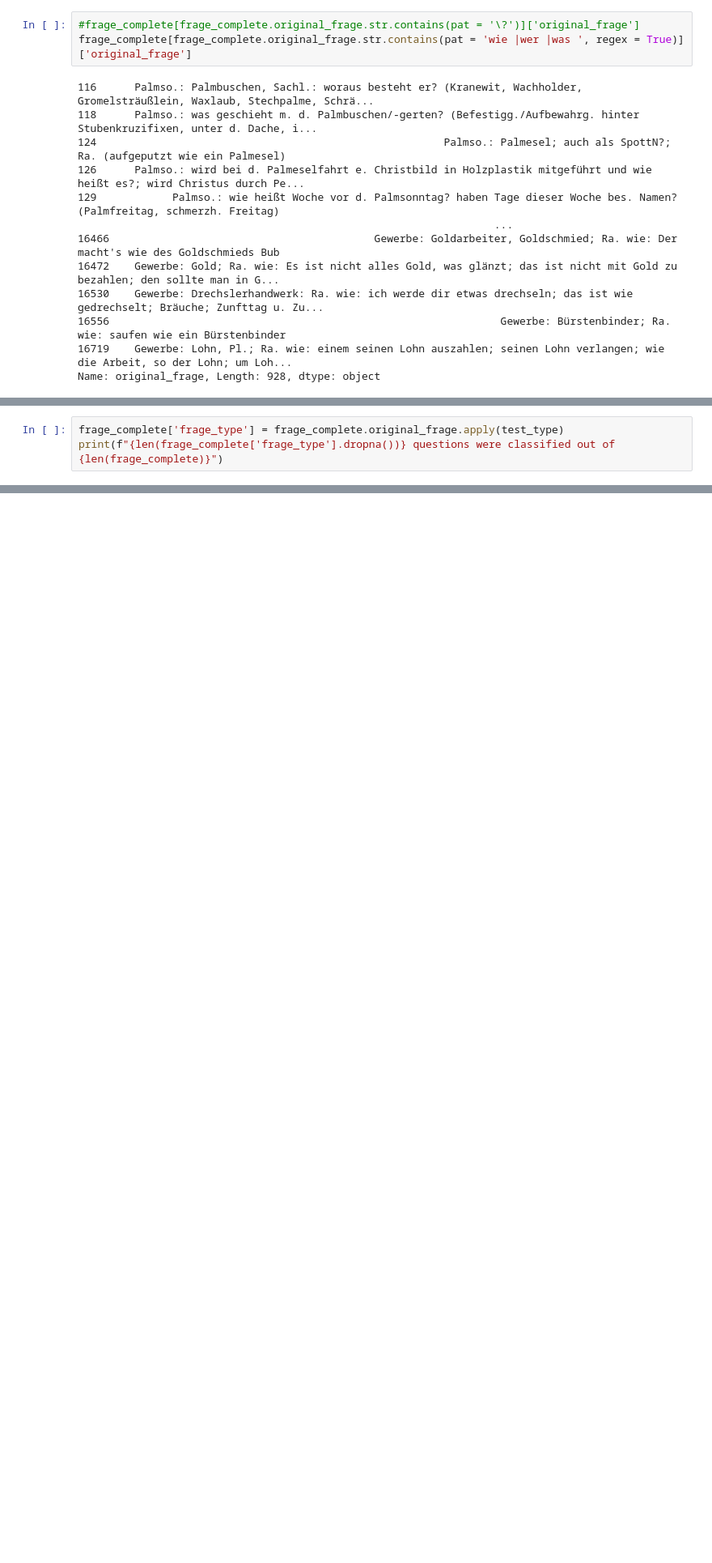
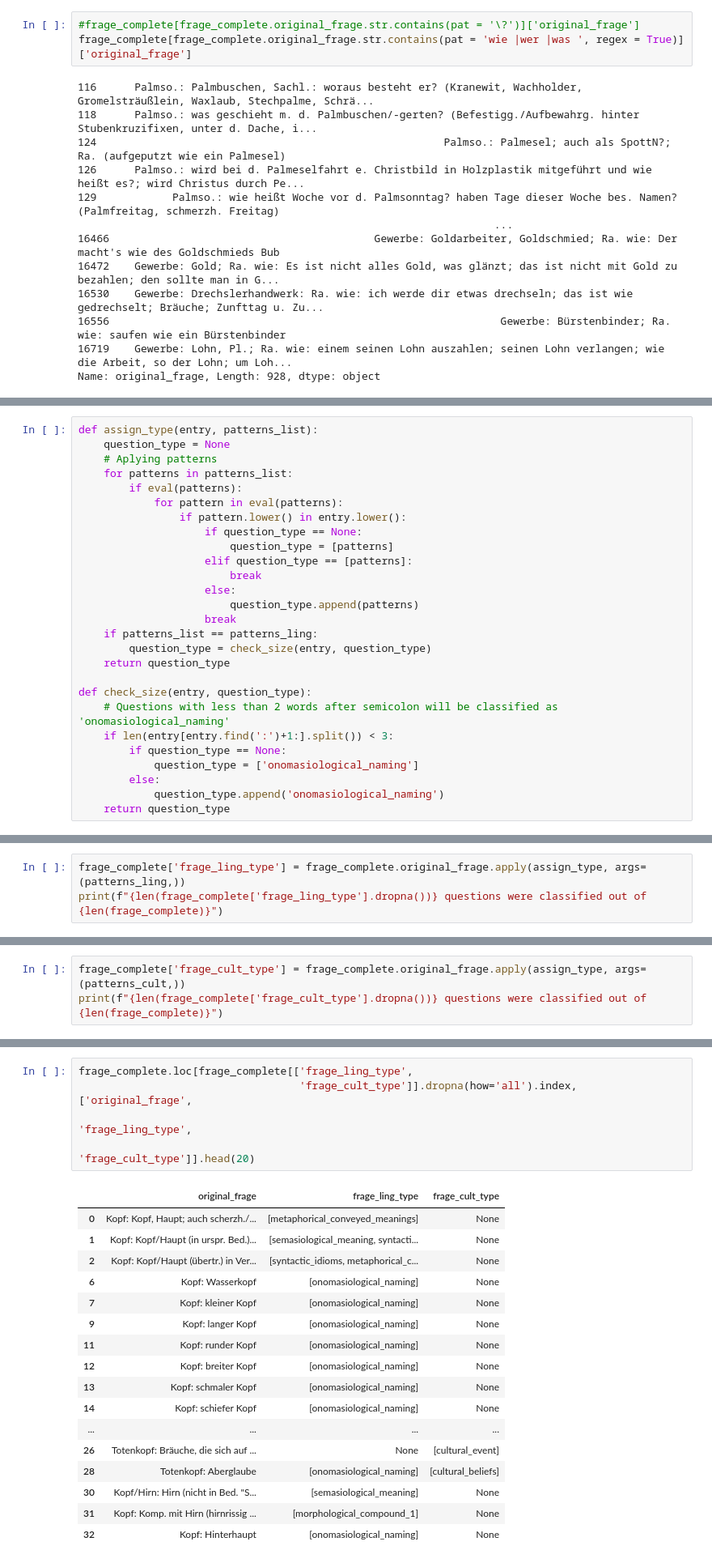
Before and after one commit to acdh-oeaw/exploreAT-Concepts, a Jupyter notebook: questions_classification.ipynb, the cells around one changed output, grey strips where cells are left out. Shown at 81% size. Cells and saved outputs as stored; diff of their text form; blank space fills up the shorter version.

Commit message:
separating cultural and linguistic classes of concepts

```diff
--- a/questions_classification.ipynb
+++ b/questions_classification.ipynb
@@ -158,3 +76,0 @@ Applying pattern:
-# %%
-frage_complete['frage_type'] = frage_complete.original_frage.apply(test_type)
-print(f"{len(frage_complete['frage_type'].dropna())} questions were classified out of {len(frage_complete)}")
@@ -271,0 +168,27 @@ frage_complete[['original_frage','frage_type']].to_pickle('./questions_class.pic
+# %%
+def assign_type(entry, patterns_list):
+    question_type = None
+    # Aplying patterns
+    for patterns in patterns_list:
+        if eval(patterns):
+            for pattern in eval(patterns):
+                if pattern.lower() in entry.lower():
+                    if question_type == None:
+                        question_type = [patterns]
+                    elif question_type == [patterns]:
+                        break
+                    else:
+                        question_type.append(patterns)
+                    break
+    if patterns_list == patterns_ling:
+        question_type = check_size(entry, question_type)
+    return question_type
+
+def check_size(entry, question_type):
+    # Questions with less than 2 words after semicolon will be classified as 'onomasiological_naming'
+    if len(entry[entry.find(':')+1:].split()) < 3:
+        if question_type == None:
+            question_type = ['onomasiological_naming']
+        else:
+            question_type.append('onomasiological_naming')
+    return question_type
@@ -271,0 +197,3 @@ frage_complete[['original_frage','frage_type']].to_pickle('./questions_class.pic
+# %%
+frage_complete['frage_ling_type'] = frage_complete.original_frage.apply(assign_type, args=(patterns_ling,))
+print(f"{len(frage_complete['frage_ling_type'].dropna())} questions were classified out of {len(frage_complete)}")
@@ -271,0 +202,3 @@ frage_complete[['original_frage','frage_type']].to_pickle('./questions_class.pic
+# %%
+frage_complete['frage_cult_type'] = frage_complete.original_frage.apply(assign_type, args=(patterns_cult,))
+print(f"{len(frage_complete['frage_cult_type'].dropna())} questions were classified out of {len(frage_complete)}")
@@ -271,0 +294,23 @@ frage_complete[['original_frage','frage_type']].to_pickle('./questions_class.pic
+# %%
+frage_complete.loc[frage_complete[['frage_ling_type',
+                                   'frage_cult_type']].dropna(how='all').index, ['original_frage',
+                                                                                 'frage_ling_type',
+                                                                                 'frage_cult_type']].head(20)
+# %% [output]
+|  | original_frage | frage_ling_type | frage_cult_type |
+| 0 | Kopf: Kopf, Haupt; auch scherzh./... | [metaphorical_conveyed_meanings] | None |
+| 1 | Kopf: Kopf/Haupt (in urspr. Bed.)... | [semasiological_meaning, syntacti... | None |
+| 2 | Kopf: Kopf/Haupt (übertr.) in Ver... | [syntactic_idioms, metaphorical_c... | None |
+| 6 | Kopf: Wasserkopf | [onomasiological_naming] | None |
+| 7 | Kopf: kleiner Kopf | [onomasiological_naming] | None |
+| 9 | Kopf: langer Kopf | [onomasiological_naming] | None |
+| 11 | Kopf: runder Kopf | [onomasiological_naming] | None |
+| 12 | Kopf: breiter Kopf | [onomasiological_naming] | None |
+| 13 | Kopf: schmaler Kopf | [onomasiological_naming] | None |
+| 14 | Kopf: schiefer Kopf | [onomasiological_naming] | None |
+| ... | ... | ... | ... |
+| 26 | Totenkopf: Bräuche, die sich auf ... | None | [cultural_event] |
+| 28 | Totenkopf: Aberglaube | [onomasiological_naming] | [cultural_beliefs] |
+| 30 | Kopf/Hirn: Hirn (nicht in Bed. "S... | [semasiological_meaning] | None |
+| 31 | Kopf: Komp. mit Hirn (hirnrissig ... | [morphological_compound_1] | None |
+| 32 | Kopf: Hinterhaupt | [onomasiological_naming] | None |
```
Also changed, not shown: parts of 41 cells of this notebook, 1 other file.
